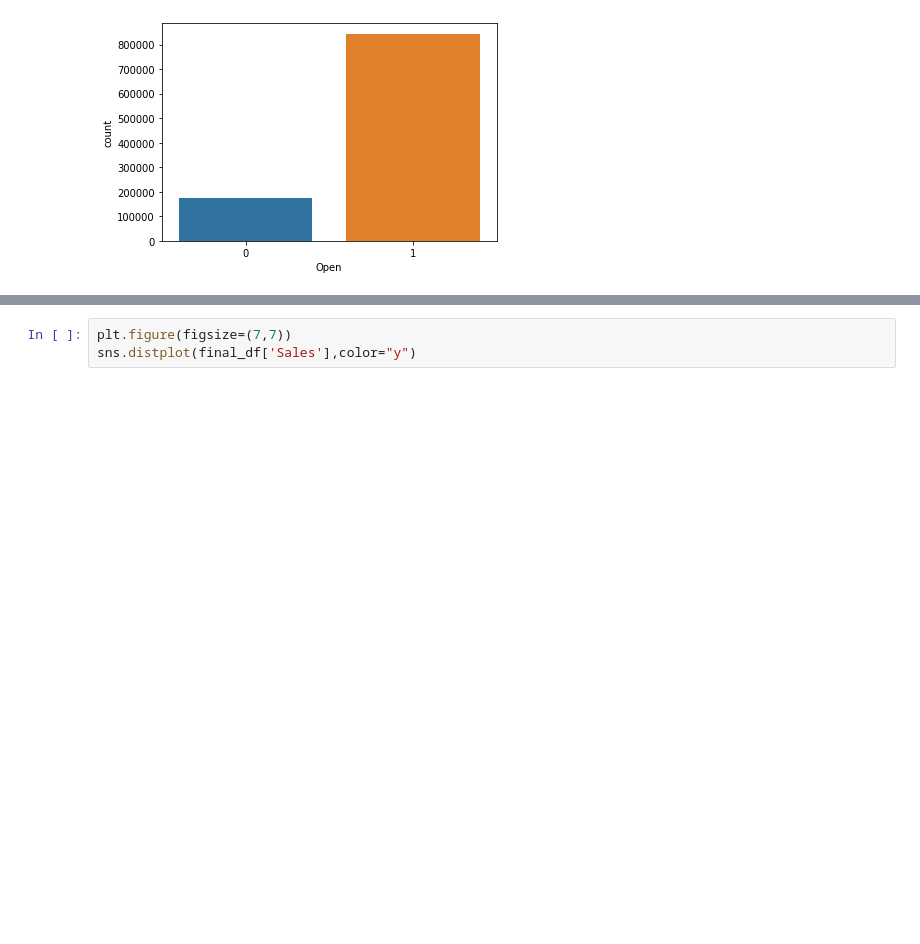
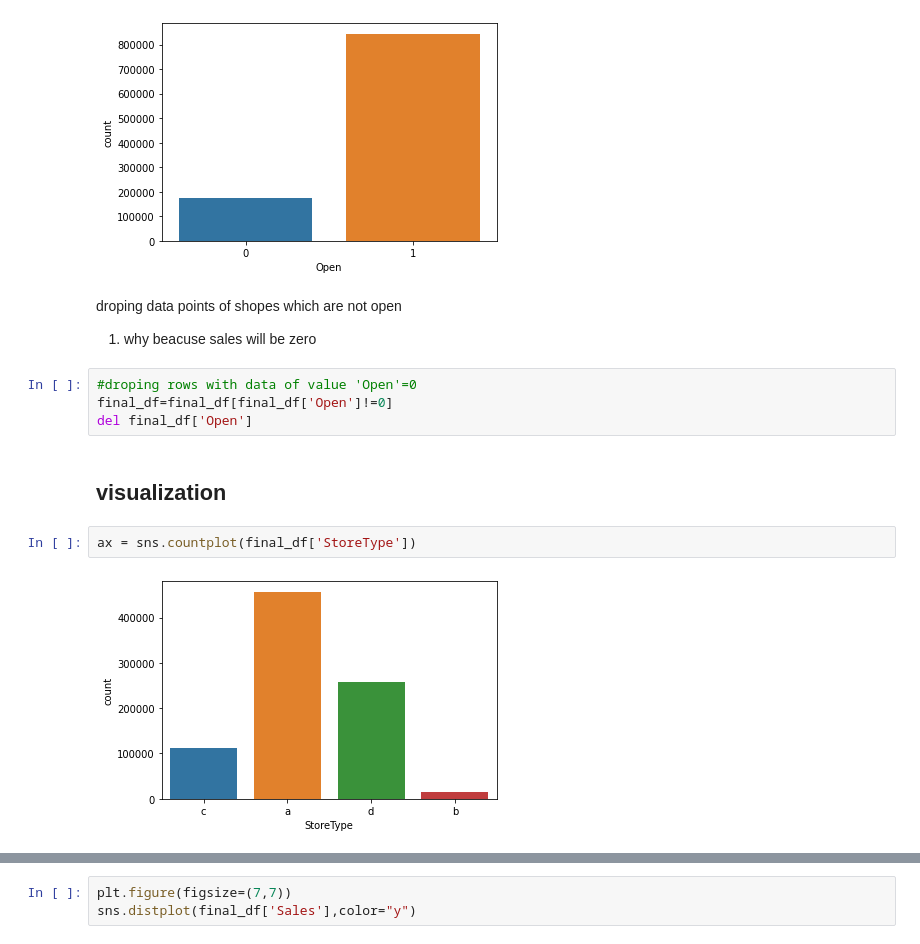
Before and after one commit to amalmon/RETAIL-SALES-PREDICTION, a Jupyter notebook: AMAL_Rossmann_Sales_Prediction_Capstone_Project.ipynb, the cells around one changed output, grey strips where cells are left out. Saved outputs shown, nothing was run; the diff lists cells and outputs as text; blank space fills up the shorter version.

```diff
--- a/AMAL_Rossmann_Sales_Prediction_Capstone_Project.ipynb
+++ b/AMAL_Rossmann_Sales_Prediction_Capstone_Project.ipynb
@@ -544,3 +635,17 @@ sns.countplot(x=final_df['Open'])
 # %% [output]
 <matplotlib.axes._subplots.AxesSubplot at 0x...>
 [figure]
+# %% [markdown]
+droping data points of shopes which are not open
+
+1.   why beacuse sales will be zero
+# %%
+#droping rows with data of value 'Open'=0
+final_df=final_df[final_df['Open']!=0]
+del final_df['Open']
+# %% [markdown]
+## **visualization**
+# %%
+ax = sns.countplot(final_df['StoreType'])
+# %% [output]
+[figure, added]
```
Also changed, not shown: parts of 73 cells of this notebook.
